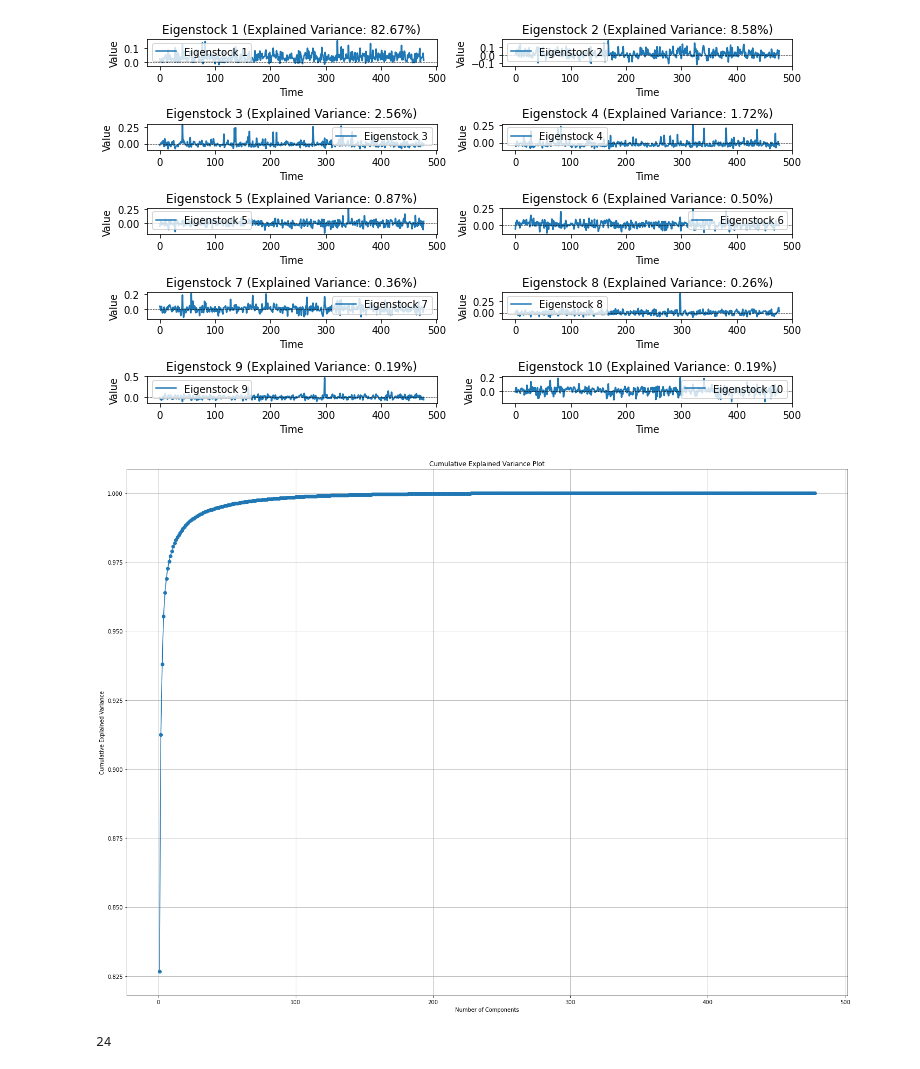
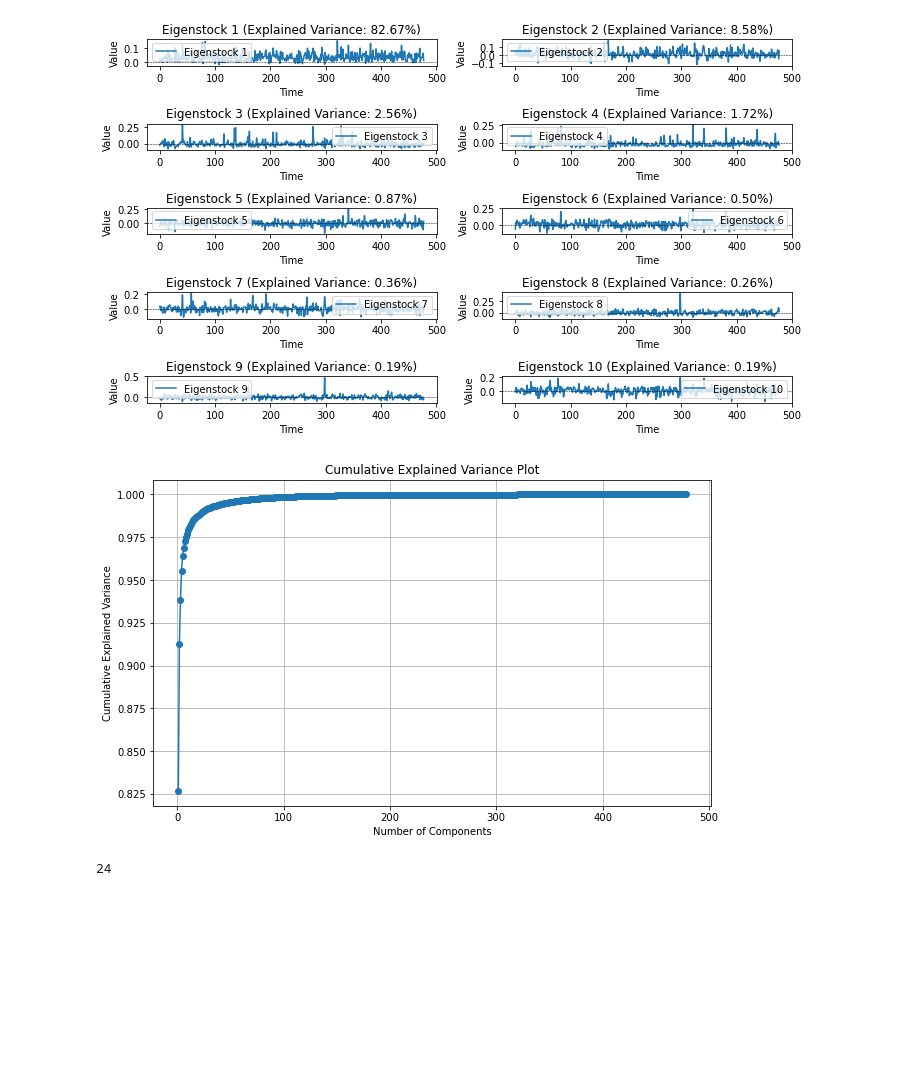
Before and after one commit to wzy526/stock_index_pred, a Jupyter notebook: PCA.ipynb, the cells around one changed output. Cells and saved outputs as stored; diff of their text form; code cells hidden in the pictures; blank space fills up the shorter version.

Commit message:
complete more graphs for my paper

```diff
--- a/PCA.ipynb
+++ b/PCA.ipynb
@@ -56,17 +60,18 @@ plt.show()
 # %%
 # Calculate the cumulative explained variance
 cumulative_variance = np.cumsum(explained_variance_ratios)
 
 # Plot the cumulative explained variance
-plt.figure(figsize=(24, 18))
+plt.figure(figsize=(10, 6))
 plt.plot(range(1, len(cumulative_variance) + 1), cumulative_variance, marker='o')
 plt.xlabel('Number of Components')
 plt.ylabel('Cumulative Explained Variance')
 plt.title('Cumulative Explained Variance Plot')
 plt.grid(True)
+plt.savefig('cumulative_explaned_variance.png')
 plt.show()
 # %% [output]
-[figure, old version]
+[figure, new version]
 # %%
 # choose number of components so that cum explained var is at least 95%
 n = np.argmax(cumulative_variance >= 0.99) + 1
```
Also changed, not shown: parts of 3 cells of this notebook, 5 other files.
